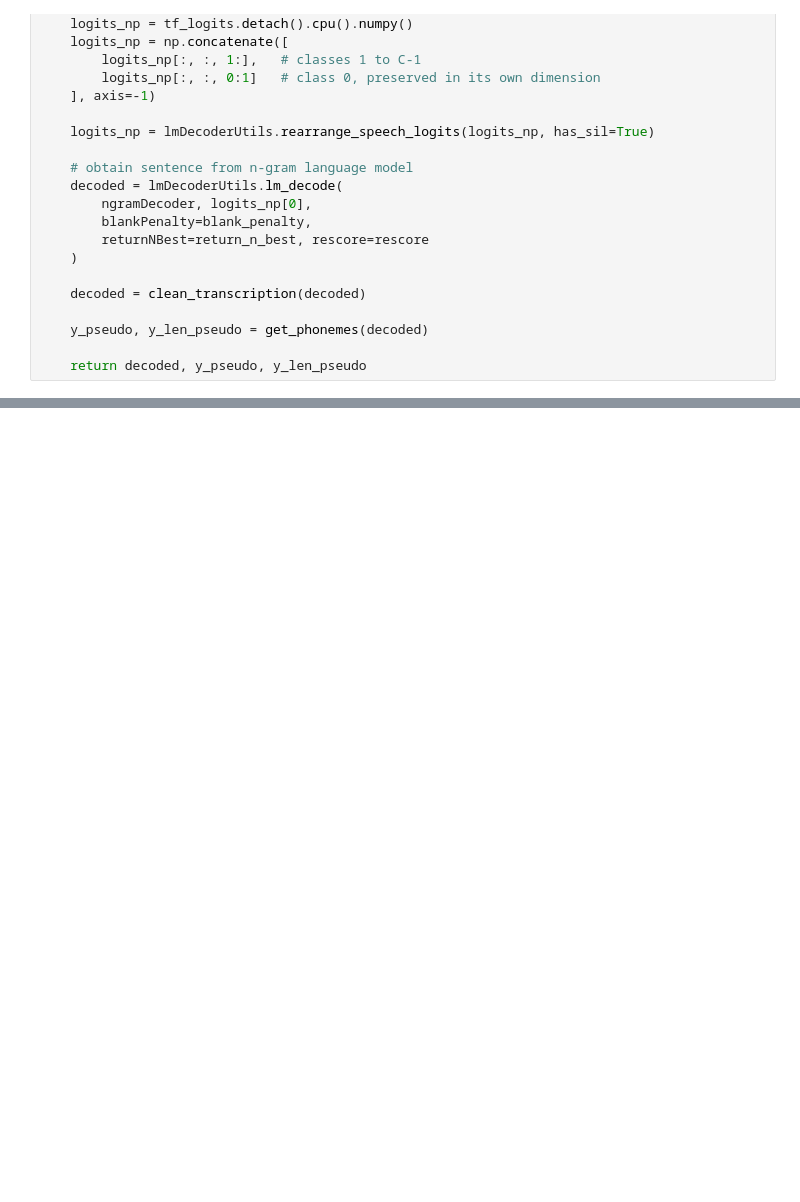
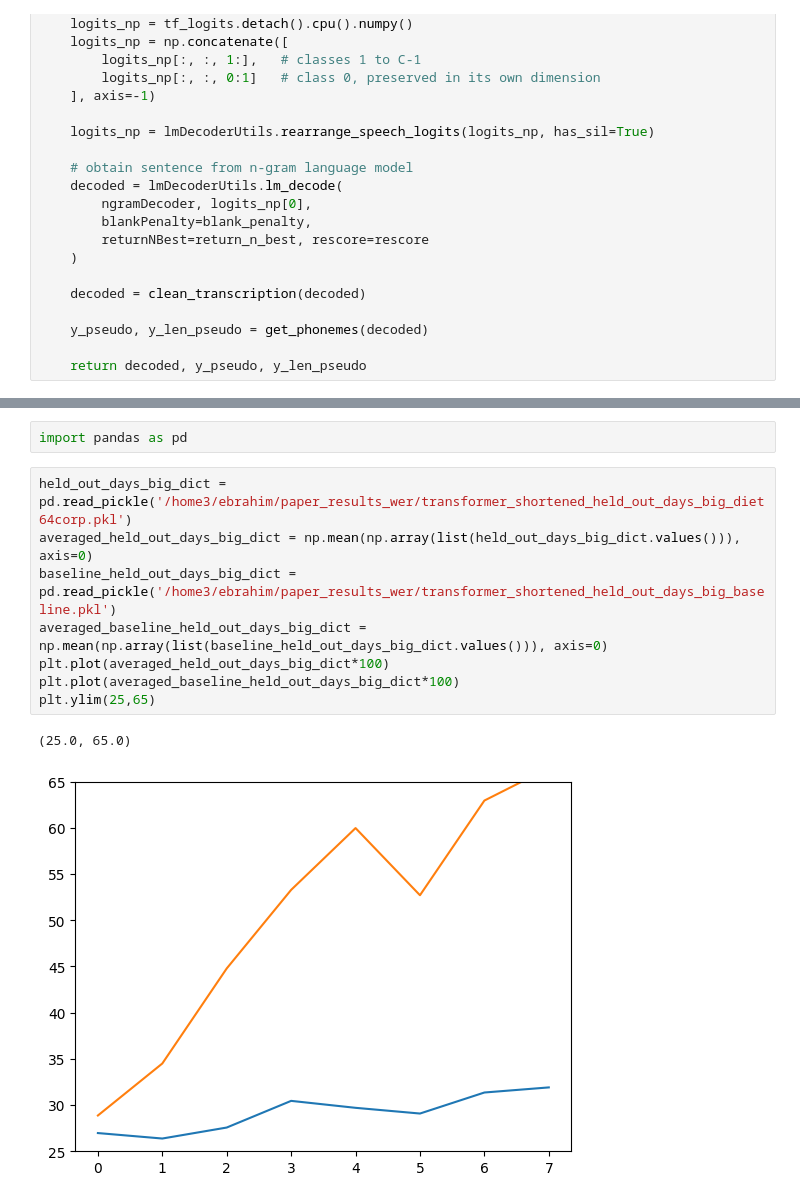
Before and after one commit to ebrahimfeghhi/transformers_with_dietcorp, a Jupyter notebook: src/neural_decoder/n_gram_lm_dietcorp.ipynb, the cells around one changed output, grey strips where cells are left out. Drawn from its saved outputs; the diff is of its cells as text; blank space fills up the shorter version.

```diff
--- a/src/neural_decoder/n_gram_lm_dietcorp.ipynb
+++ b/src/neural_decoder/n_gram_lm_dietcorp.ipynb
@@ -376,0 +497,13 @@ SAVING VAL RESULTS FOR transformer_held_out_big_0
+# %%
+import pandas as pd
+# %%
+held_out_days_big_dict = pd.read_pickle('/home3/ebrahim/paper_results_wer/transformer_shortened_held_out_days_big_diet64corp.pkl')
+averaged_held_out_days_big_dict = np.mean(np.array(list(held_out_days_big_dict.values())), axis=0)
+baseline_held_out_days_big_dict = pd.read_pickle('/home3/ebrahim/paper_results_wer/transformer_shortened_held_out_days_big_baseline.pkl')
+averaged_baseline_held_out_days_big_dict = np.mean(np.array(list(baseline_held_out_days_big_dict.values())), axis=0)
+plt.plot(averaged_held_out_days_big_dict*100)
+plt.plot(averaged_baseline_held_out_days_big_dict*100)
+plt.ylim(25,65)
+# %% [output]
+(25.0, 65.0)
+[figure, added]
```
Also changed, not shown: parts of 13 cells of this notebook, 4 other files.
